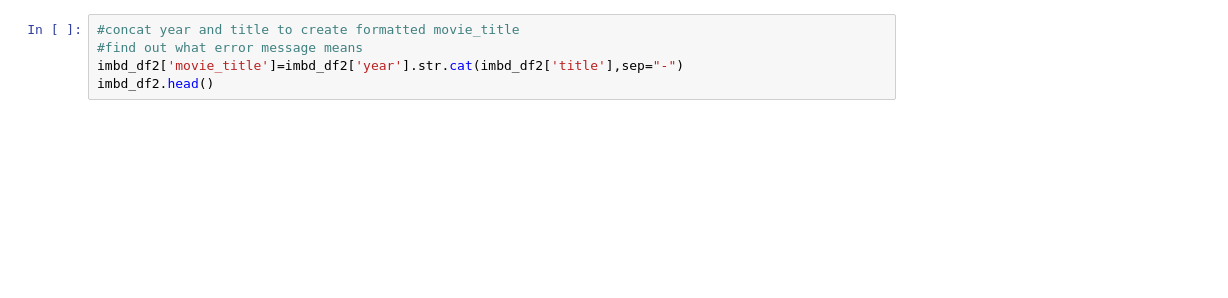
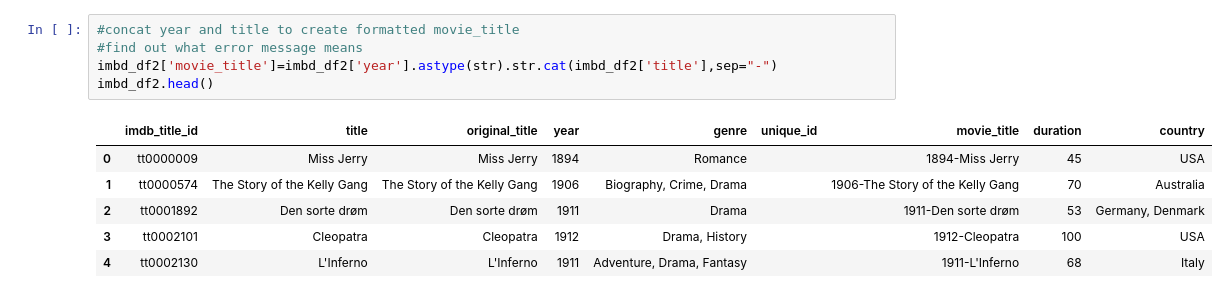
Before and after one commit to corriethomas/ETL-project, a Jupyter notebook: gregb/imdb.ipynb, the cells around one changed output. Drawn from its saved outputs; the diff is of its cells as text; blank space fills up the shorter version.

```diff
--- a/gregb/imdb.ipynb
+++ b/gregb/imdb.ipynb
@@ -31,7 +73,14 @@ imbd_df2.head()
 # %%
 #concat year and title to create formatted movie_title
 #find out what error message means
-imbd_df2['movie_title']=imbd_df2['year'].str.cat(imbd_df2['title'],sep="-")
+imbd_df2['movie_title']=imbd_df2['year'].astype(str).str.cat(imbd_df2['title'],sep="-")
 imbd_df2.head()
+# %% [output]
+|  | imdb_title_id | title | original_title | year | genre | unique_id | movie_title | duration | country |
+| 0 | tt0000009 | Miss Jerry | Miss Jerry | 1894 | Romance |  | 1894-Miss Jerry | 45 | USA |
+| 1 | tt0000574 | The Story of the Kelly Gang | The Story of the Kelly Gang | 1906 | Biography, Crime, Drama |  | 1906-The Story of the Kelly Gang | 70 | Australia |
+| 2 | tt0001892 | Den sorte drøm | Den sorte drøm | 1911 | Drama |  | 1911-Den sorte drøm | 53 | Germany, Denmark |
+| 3 | tt0002101 | Cleopatra | Cleopatra | 1912 | Drama, History |  | 1912-Cleopatra | 100 | USA |
+| 4 | tt0002130 | L'Inferno | L'Inferno | 1911 | Adventure, Drama, Fantasy |  | 1911-L'Inferno | 68 | Italy |
 # %%
 #use hash function to generate unique movie id based on movie title
```
Also changed, not shown: parts of 16 cells of this notebook, 2 other files.
